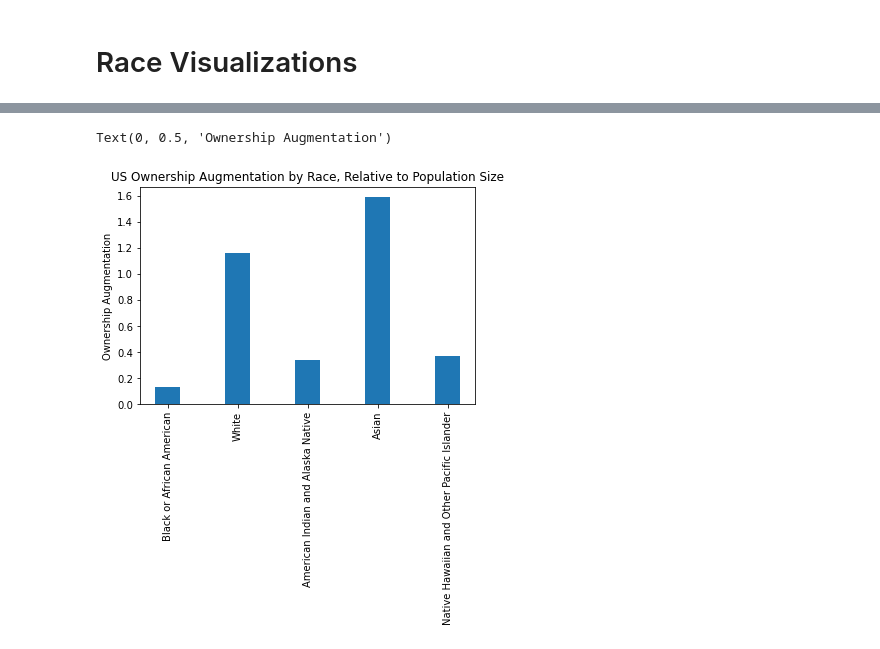
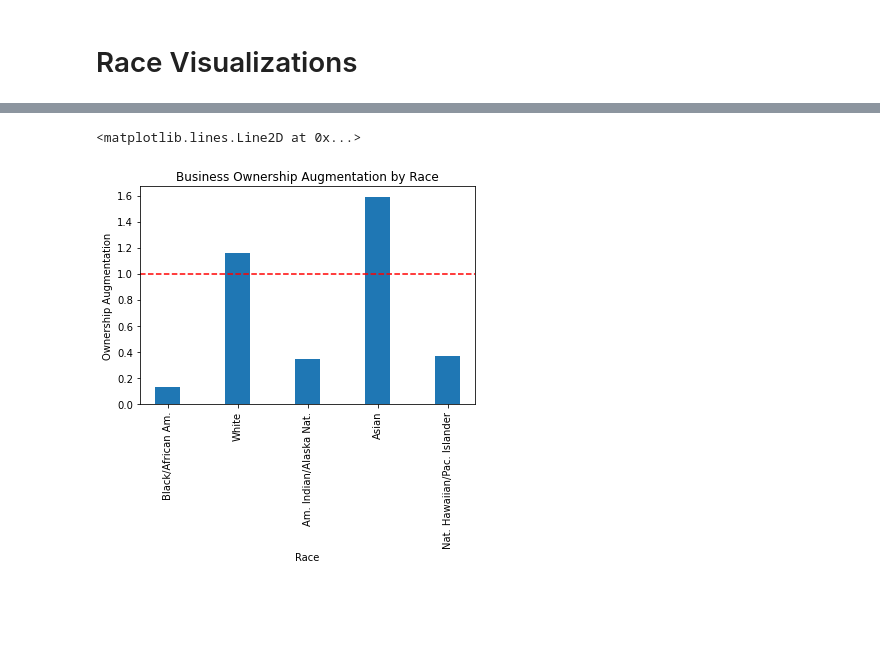
Before and after one commit to jackrlynn3/pandas-census-grp-5, a Jupyter notebook: visualizations.ipynb, the cells around one changed output, grey strips where cells are left out. Saved outputs shown, nothing was run; the diff lists cells and outputs as text; code cells hidden in the pictures; blank space fills up the shorter version.

Commit message:
Updated graphics

```diff
--- a/visualizations.ipynb
+++ b/visualizations.ipynb
@@ -99,11 +96,14 @@ See the caveats in the documentation: https://pandas.pydata.org/pandas-docs/stab
 # %%
+# Graph 2: ownership augmentation by race
 width = 0.35
 fig, ax = plt.subplots()
 labels = np.arange(len(re_only['OwnerRace']))
 p3 = ax.bar(labels, re_only['OwnerAugmentation'], width, label='Percent of Ownership')
 ax.set_xticks(labels, labels=(list(re_only['OwnerRace'])), rotation=90)
-ax.set_title('US Ownership Augmentation by Race, Relative to Population Size')
+ax.set_title('Business Ownership Augmentation by Race')
+ax.set_xlabel('Race')
 ax.set_ylabel('Ownership Augmentation')
+ax.axhline(y=1, color='r', linestyle='--')
 # %% [output]
-Text(0, 0.5, 'Ownership Augmentation')
+<matplotlib.lines.Line2D at 0x...>
-[figure, old version]
+[figure, new version]
```
Also changed, not shown: parts of 7 cells of this notebook.
